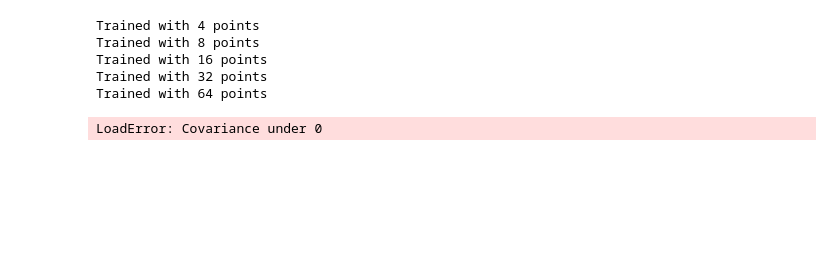
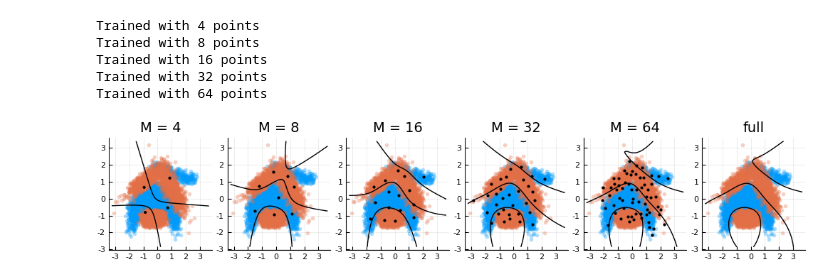
Before and after one commit to theogf/AugmentedGaussianProcesses.jl, a Jupyter notebook: examples/Classification - SXGPC.ipynb, the cells around one changed output. Cells and saved outputs as stored; diff of their text form; code cells hidden in the pictures; blank space fills up the shorter version.

```diff
--- a/examples/Classification - SXGPC.ipynb
+++ b/examples/Classification - SXGPC.ipynb
@@ -12,8 +12,8 @@ Ms = [4, 8, 16, 32, 64]
 kernel = RBFKernel(1.0)
 for (index, num_inducing) in enumerate(Ms)
     m = SparseXGPC(X, Y, kernel=kernel,
-        OptimizeIndPoints=false,Stochastic=false,Autotuning=false,m=num_inducing)
-    m.train(iterations=200)
+        OptimizeIndPoints=true,Stochastic=false,Autotuning=false,m=num_inducing)
+    m.train(iterations=20)
     println("Trained with $(num_inducing) points")
     push!(models,m);
 end
@@ -39,20 +39,20 @@ function compute_Grid(model,nGrid=50)
     end;
 # %%
 function plotdata(X,Y)
-    plot(X[Y.==1,1],X[Y.==1,2],t=:scatter,alpha=0.33,lab="",size=(300,500));
-    plot!(X[Y.==-1,1],X[Y.==-1,2],t=:scatter,alpha=0.33,lab="")
+    plot(X[Y.==1,1],X[Y.==1,2],t=:scatter,alpha=0.33,markerstrokewidth=0.0,lab="",size=(300,500));
+    plot!(X[Y.==-1,1],X[Y.==-1,2],t=:scatter,alpha=0.33,markerstrokewidth=0.0,lab="")
     end;
 # %%
 function plotcontour(model,X,Y)
-    (predic,x,y) = compute_Grid(model);
+    nGrid = 50
+    (predic,x,y) = compute_Grid(model,nGrid);
     plotdata(X,Y)
     if in(:m,fieldnames(model))
         plot!(model.inducingPoints[:,1],model.inducingPoints[:,2],msize=2.0,color="black",t=:scatter,lab="")
     end
-    #return plot!(x,y,(x,y)->(model.predictproba([x,y]')[1]),cbar=false,t=:contour,levels=[0.5],fill=false,fillalpha=0.2,title=(in(:m,fieldnames(model))?"M = $(model.m)":"full"))
     return plot!(x,y,reshape(predic,nGrid,nGrid),cbar=false,t=:contour,levels=[0.5],fill=false,fillalpha=0.2,title=(in(:m,fieldnames(model))?"M = $(model.m)":"full"))
 end;
 # %%
-plot(broadcast(x->plotcontour(x,X,Y),models)...,layout=(1,length(Ms)),size=(1000,200))
+plot(broadcast(x->plotcontour(x,X,Y),models)...,layout=(1,length(models)),size=(1000,200))
 # %% [output]
-LoadError: Covariance under 0
+[figure, added]
```
Also changed, not shown: 6 other files.
